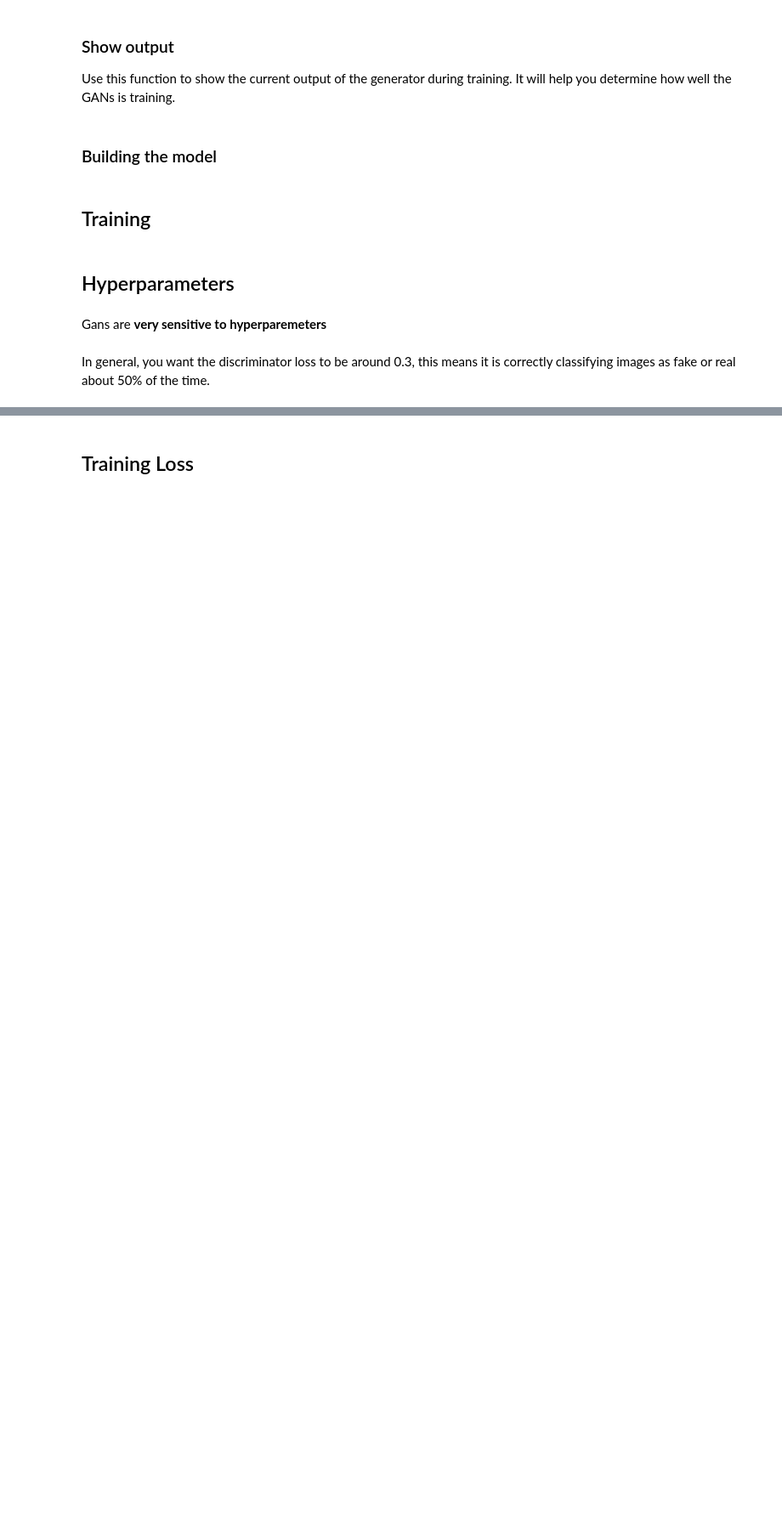
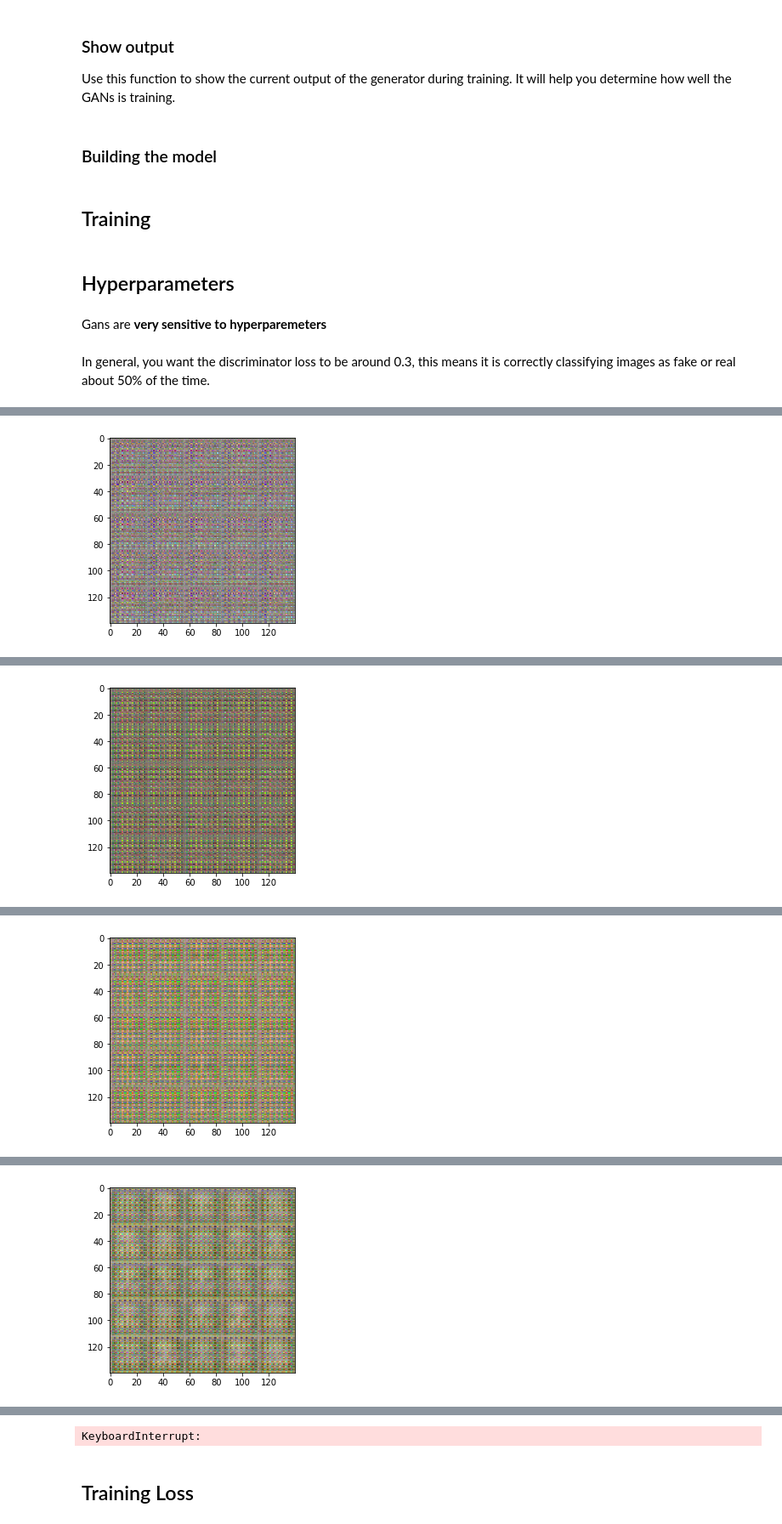
Before and after one commit to simoninithomas/DGAN-Implementations, a Jupyter notebook: DGANs my implementations.ipynb, the cells around one changed output, grey strips where cells are left out. Shown at 85% size. Drawn from its saved outputs; the diff is of its cells as text; code cells hidden in the pictures; blank space fills up the shorter version.

```diff
--- a/DGANs my implementations.ipynb
+++ b/DGANs my implementations.ipynb
@@ -312,11 +333,11 @@ def model_loss(input_real, input_z, output_channel_dim, alpha):
     """
 
     # Generator network here
-    g_model = generator(input_z, output_channel_dim, False, True)
+    g_model = generator(input_z, output_channel_dim, is_train=True)
     # g_model is the generator output
 
     # Discriminator network here
-    d_model_real, d_logits_real = discriminator(input_real, alpha=alpha)
+    d_model_real, d_logits_real = discriminator(input_real, alpha=alpha, reuse=False)
     d_model_fake, d_logits_fake = discriminator(g_model, reuse=True, alpha=alpha)
 
     # Calculate losses
@@ -355,8 +376,13 @@ def model_optimizers(d_loss, g_loss, learning_rate, beta1):
     g_vars = [var for var in t_vars if var.name.startswith("generator")]
     d_vars = [var for var in t_vars if var.name.startswith("discriminator")]
 
+    update_ops = tf.get_collection(tf.GraphKeys.UPDATE_OPS)
+
+    # Generator update
+    gen_updates = [op for op in update_ops if op.name.startswith('generator')]
+
     # Optimizers
-    with tf.control_dependencies(tf.get_collection(tf.GraphKeys.UPDATE_OPS)):
+    with tf.control_dependencies(gen_updates):
         d_train_opt = tf.train.AdamOptimizer(learning_rate=learning_rate, beta1=beta1).minimize(d_loss, var_list=d_vars)
         g_train_opt = tf.train.AdamOptimizer(learning_rate=learning_rate, beta1=beta1).minimize(g_loss, var_list=g_vars)
 
@@ -381,11 +407,11 @@ def show_generator_output(sess, n_images, input_z, out_channel_dim, image_mode):
     example_z = np.random.uniform(-1, 1, size=[n_images, z_dim])
 
     samples = sess.run(
-        generator(input_z, out_channel_dim, False, True),
+        generator(input_z, out_channel_dim, False),
         feed_dict={input_z: example_z})
 
     images_grid = helper.images_square_grid(samples, image_mode)
-    pyplot.imshow(images_grid, cmap=cmap)
-    pyplot.show()
+    plt.imshow(images_grid, cmap=cmap)
+    plt.show()
 # %% [markdown]
 ### Building the model
@@ -476,7 +549,7 @@ In general, you want the discriminator loss to be around 0.3, this means it is c
 real_size = (28,28,3)
 
 # Size of latent vector to generator
-z_size = 100
+z_dim = 100
 learning_rate = 0.0002
 batch_size = 64
 epochs = 25
@@ -484,4 +557,4 @@ alpha = 0.2
 beta1 = 0.5
 
 # Create the network
-model = DGAN(real_size, z_size, learning_rate, alpha, beta1)
+#model = DGAN(real_size, z_size, learning_rate, alpha, beta1)
@@ -503,5 +574,7 @@ def view_samples(epoch, samples, nrows, ncols, figsize=(5,5)):
 # Load the data and train the network here
 dataset = helper.Dataset('celeba', glob(os.path.join(data_dir, 'img_align_celeba/*.jpg')))
 
-losses, samples = train(model, dataset, epochs, batch_size, dataset.get_batches, figsize=(10,5))
+with tf.Graph().as_default():
+    losses, samples = train(epochs, batch_size, z_dim, learning_rate, beta1, dataset.get_batches,
+          dataset.shape, dataset.image_mode, alpha)
 # %% [output]
@@ -515,0 +582 @@ Epoch 1/25... Discriminator Loss: 1.3410... Generator Loss: 0.7674
+[figure, added]
@@ -516,0 +584 @@ KeyboardInterrupt:
+[figure, added]
@@ -516,0 +586 @@ KeyboardInterrupt:
+[figure, added]
@@ -516,0 +588 @@ KeyboardInterrupt:
+[figure, added]
@@ -517,3 +593,4 @@ KeyboardInterrupt:
+KeyboardInterrupt:
 # %% [markdown]
 ## Training Loss
 # %%
```
Also changed, not shown: parts of 8 cells of this notebook.
